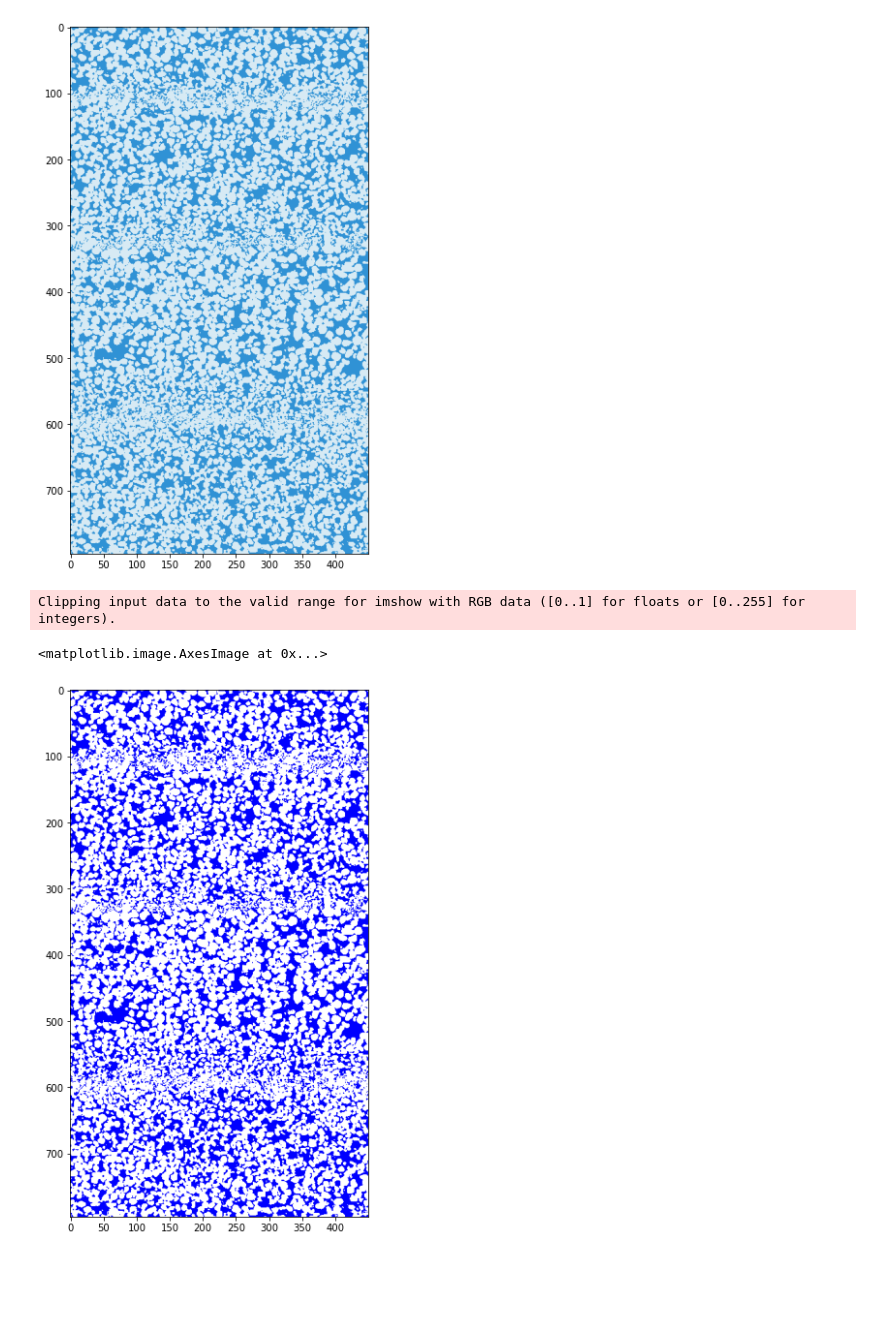
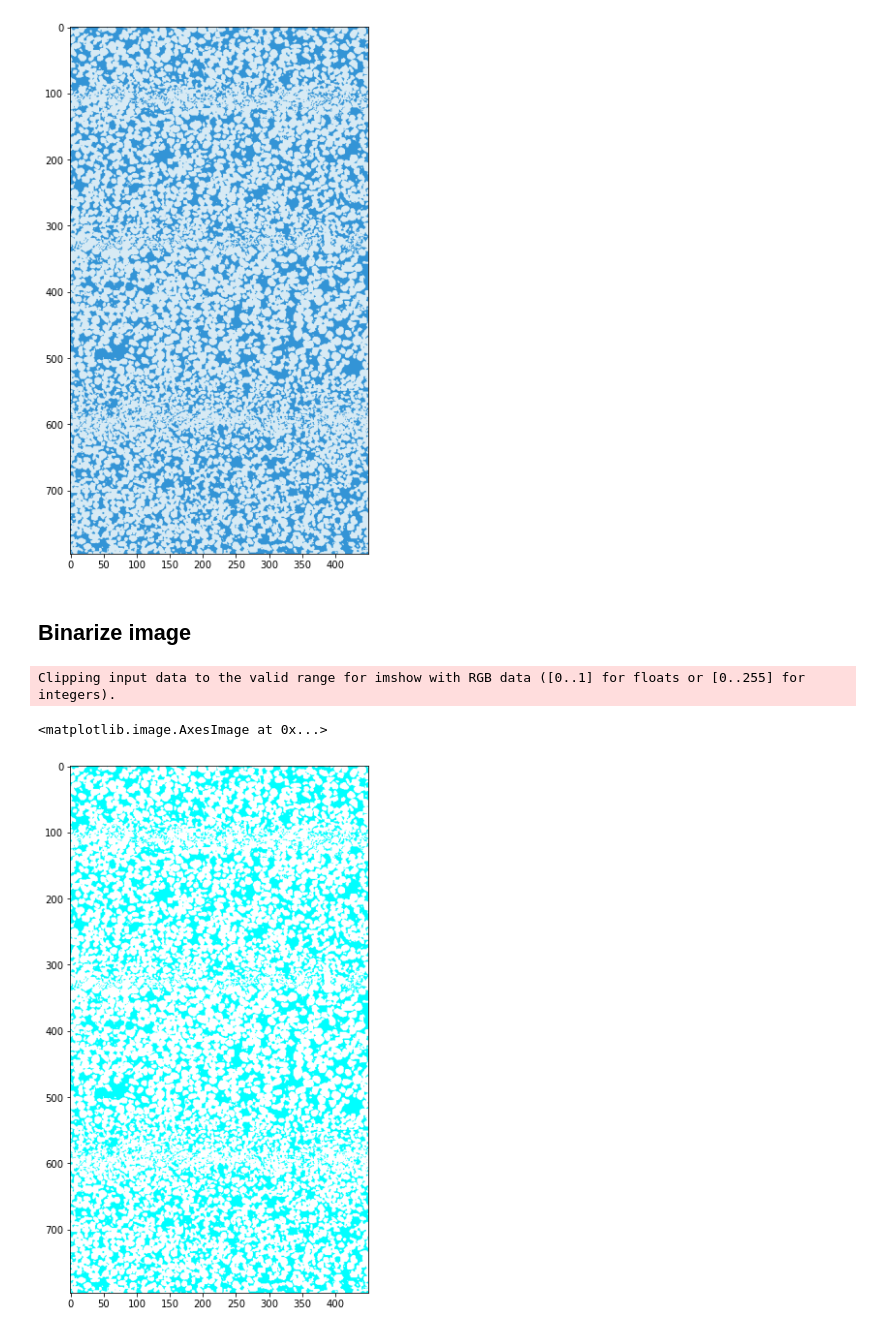
Before and after one commit to ieferreira/DigitalPetrography, a Jupyter notebook: SandstoneParameters/BergLaminatedSand.ipynb, the cells around one changed output. Drawn from its saved outputs; the diff is of its cells as text; code cells hidden in the pictures; blank space fills up the shorter version.

```diff
--- a/SandstoneParameters/BergLaminatedSand.ipynb
+++ b/SandstoneParameters/BergLaminatedSand.ipynb
@@ -7,5 +9,5 @@ import matplotlib.pyplot as plt
 # %%
-img = cv2.imread("sandLaminated.jpg", cv2.COLOR_RGB2BGR)
+img = cv2.imread("sandLaminated.jpg", cv2.COLOR_BGR2RGB)
 
 def plotRGB(img):
     plt.rcParams["figure.figsize"] = (20,10)
@@ -71,15 +78,18 @@ def quantize_image(img, n_clusters):
 # %%
-quantIMG = quantize_image(imgrgb, n_clusters=2)
+quantIMG = quantize_image(img[:,:,::-1], n_clusters=2)
 plt.imshow(quantIMG)
 # %% [output]
 <matplotlib.image.AxesImage at 0x...>
 [figure]
+# %% [markdown]
+## Binarize image
 # %%
-#print(quantIMG)
-#gray = cv2.cvtColor(quantIMG, cv2.COLOR_BGR2GRAY)
-ret1,th1 = cv2.threshold(quantIMG,0.8,255,cv2.THRESH_BINARY)
+from skimage.filters import threshold_otsu
+# ret1,th1 = cv2.threshold(quantIMG,0.8,255,cv2.THRESH_BINARY)
+ret1,th1 = cv2.threshold(quantIMG,threshold_otsu(quantIMG),255,cv2.THRESH_BINARY)
+
 plt.imshow(th1)
 # %% [output]
 Clipping input data to the valid range for imshow with RGB data ([0..1] for floats or [0..255] for integers).
 <matplotlib.image.AxesImage at 0x...>
-[figure, old version]
+[figure, new version]
```
Also changed, not shown: parts of 8 cells of this notebook.
